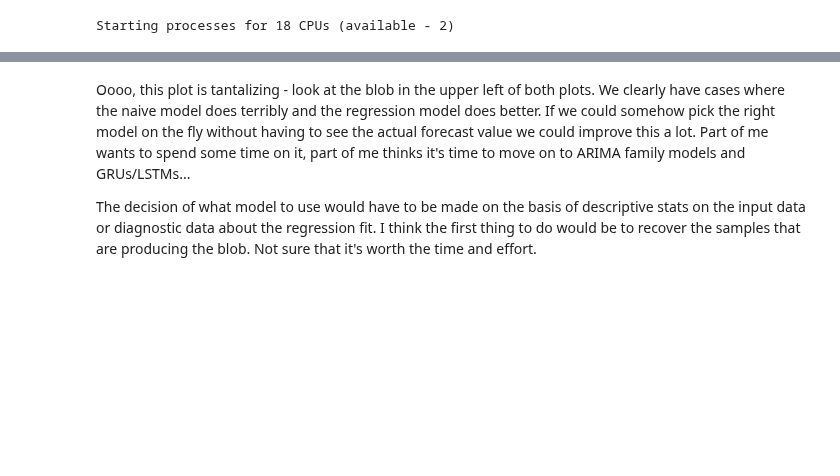
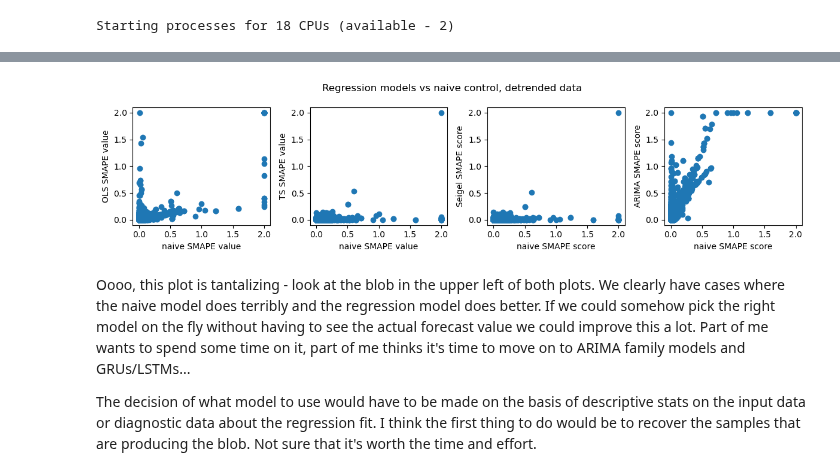
Before and after one commit to gperdrizet/kaggle_microbusiness, a Jupyter notebook: notebooks/11-bootstrapped_OLS_model_benchmark.ipynb, the cells around one changed output, grey strips where cells are left out. Drawn from its saved outputs; the diff is of its cells as text; code cells hidden in the pictures; blank space fills up the shorter version.

```diff
--- a/notebooks/11-bootstrapped_OLS_model_benchmark.ipynb
+++ b/notebooks/11-bootstrapped_OLS_model_benchmark.ipynb
@@ -477,29 +515,38 @@ plt.tight_layout()
 # %%
-fig, ax = plt.subplots(1, 3, figsize=(12,4))
+fig, ax = plt.subplots(1, 4, figsize=(12,3))
 
 ax[0].scatter(
-    data_df[(data_df['model_type'] == 'control') & (data_df['model_order'] == 32)]['detrended_SMAPE_values'],
-    data_df[(data_df['model_type'] == 'OLS') & (data_df['model_order'] == 32)]['detrended_SMAPE_values']
+    data_df[(data_df['model_type'] == 'control') & (data_df['model_order'] == 16)]['detrended_SMAPE_values'],
+    data_df[(data_df['model_type'] == 'OLS') & (data_df['model_order'] == 16)]['detrended_SMAPE_values']
 )
 ax[0].set_xlabel('naive SMAPE value')
 ax[0].set_ylabel('OLS SMAPE value')
 
 ax[1].scatter(
-    data_df[(data_df['model_type'] == 'control') & (data_df['model_order'] == 32)]['detrended_SMAPE_values'],
-    data_df[(data_df['model_type'] == 'TS') & (data_df['model_order'] == 32)]['detrended_SMAPE_values']
+    data_df[(data_df['model_type'] == 'control') & (data_df['model_order'] == 16)]['detrended_SMAPE_values'],
+    data_df[(data_df['model_type'] == 'TS') & (data_df['model_order'] == 16)]['detrended_SMAPE_values']
 )
 ax[1].set_xlabel('naive SMAPE value')
 ax[1].set_ylabel('TS SMAPE value')
 
 ax[2].scatter(
-    data_df[(data_df['model_type'] == 'control') & (data_df['model_order'] == 32)]['detrended_SMAPE_values'],
-    data_df[(data_df['model_type'] == 'Seigel') & (data_df['model_order'] == 32)]['detrended_SMAPE_values']
+    data_df[(data_df['model_type'] == 'control') & (data_df['model_order'] == 16)]['detrended_SMAPE_values'],
+    data_df[(data_df['model_type'] == 'Seigel') & (data_df['model_order'] == 16)]['detrended_SMAPE_values']
 )
 ax[2].set_xlabel('naive SMAPE score')
 ax[2].set_ylabel('Seigel SMAPE score')
 
+ax[3].scatter(
+    data_df[(data_df['model_type'] == 'control') & (data_df['model_order'] == 16)]['detrended_SMAPE_values'],
+    data_df[(data_df['model_type'] == 'ARIMA') & (data_df['model_order'] == 16)]['detrended_SMAPE_values']
+)
+ax[3].set_xlabel('naive SMAPE score')
+ax[3].set_ylabel('ARIMA SMAPE score')
+
 plt.suptitle('Regression models vs naive control, detrended data')
 plt.tight_layout()
+# %% [output]
+[figure, added]
 # %% [markdown]
 Oooo, this plot is tantalizing - look at the blob in the upper left of both plots. We clearly have cases where the naive model does terribly and the regression model does better. If we could somehow pick the right model on the fly without having to see the actual forecast value we could improve this a lot. Part of me wants to spend some time on it, part of me thinks it's time to move on to ARIMA family models and GRUs/LSTMs...
 
```
Also changed, not shown: parts of 9 cells of this notebook.
